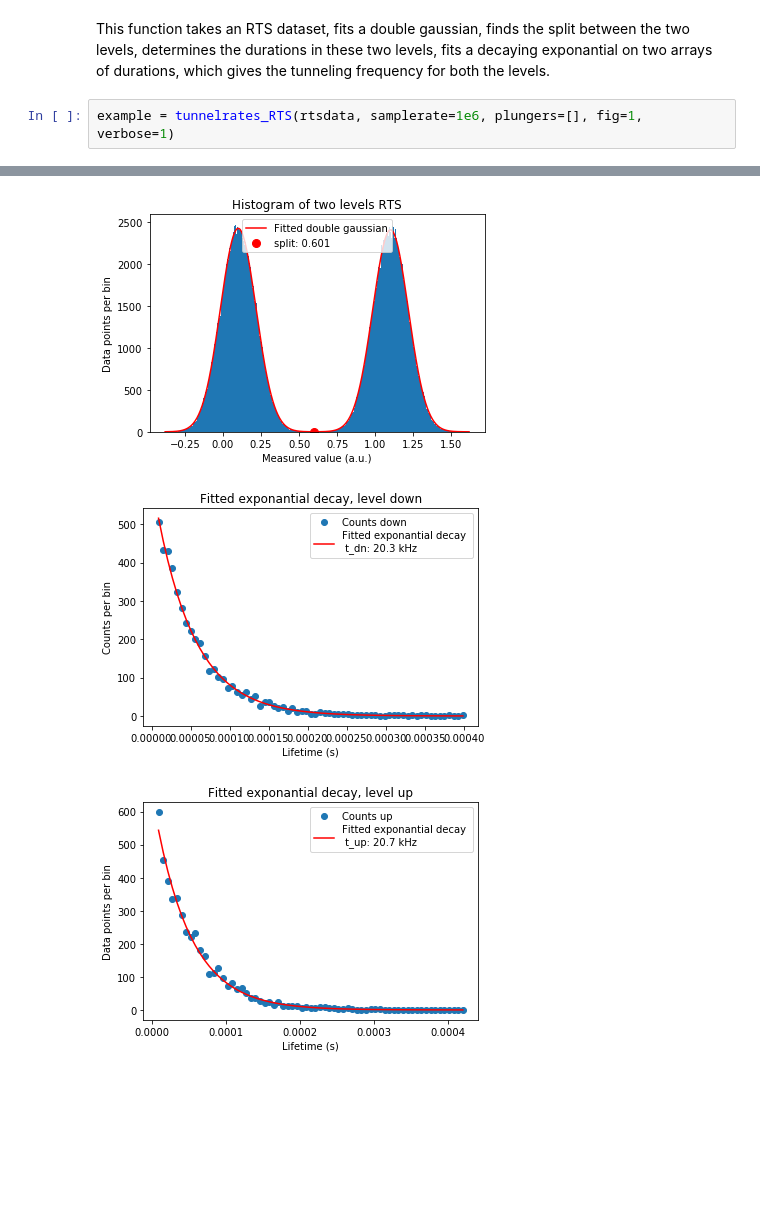
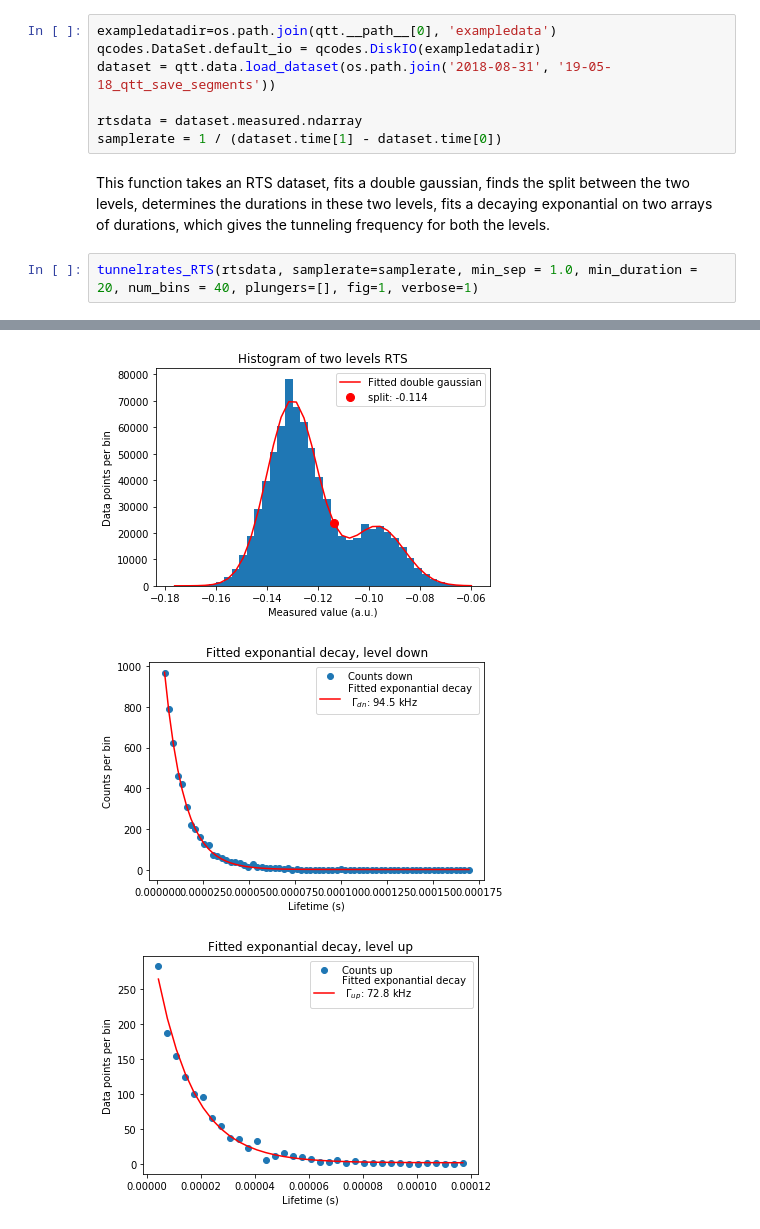
Before and after one commit to QuTech-Delft/qtt, a Jupyter notebook: docs/notebooks/analysis/example_doublegauss_expdecay_rts.ipynb, the cells around one changed output, grey strips where cells are left out. Cells and saved outputs as stored; diff of their text form; blank space fills up the shorter version.

Commit message:
RTS example review

```diff
--- a/docs/notebooks/analysis/example_doublegauss_expdecay_rts.ipynb
+++ b/docs/notebooks/analysis/example_doublegauss_expdecay_rts.ipynb
@@ -21,5 +15,12 @@ rtsdata = data + noise
+# %%
+exampledatadir=os.path.join(qtt.__path__[0], 'exampledata')
+qcodes.DataSet.default_io = qcodes.DiskIO(exampledatadir)
+dataset = qtt.data.load_dataset(os.path.join('2018-08-31', '19-05-18_qtt_save_segments'))
+
+rtsdata = dataset.measured.ndarray
+samplerate = 1 / (dataset.time[1] - dataset.time[0])
 # %% [markdown]
 This function takes an RTS dataset, fits a double gaussian, finds the split between the two levels, determines the durations in these two levels, fits a decaying exponantial on two arrays of durations, which gives the tunneling frequency for both the levels.
 # %%
-example = tunnelrates_RTS(rtsdata, samplerate=1e6, plungers=[], fig=1, verbose=1)
+tunnelrates_RTS(rtsdata, samplerate=samplerate, min_sep = 1.0, min_duration = 20, num_bins = 40, plungers=[], fig=1, verbose=1)
 # %% [output]
@@ -33,3 +48,3 @@ Tunnel rate up: 20.7 kHz
-[figure, old version]
+[figure, new version]
-[figure, old version]
+[figure, new version]
-[figure, old version]
+[figure, new version]
```
Also changed, not shown: parts of 8 cells of this notebook, 1 other file.
